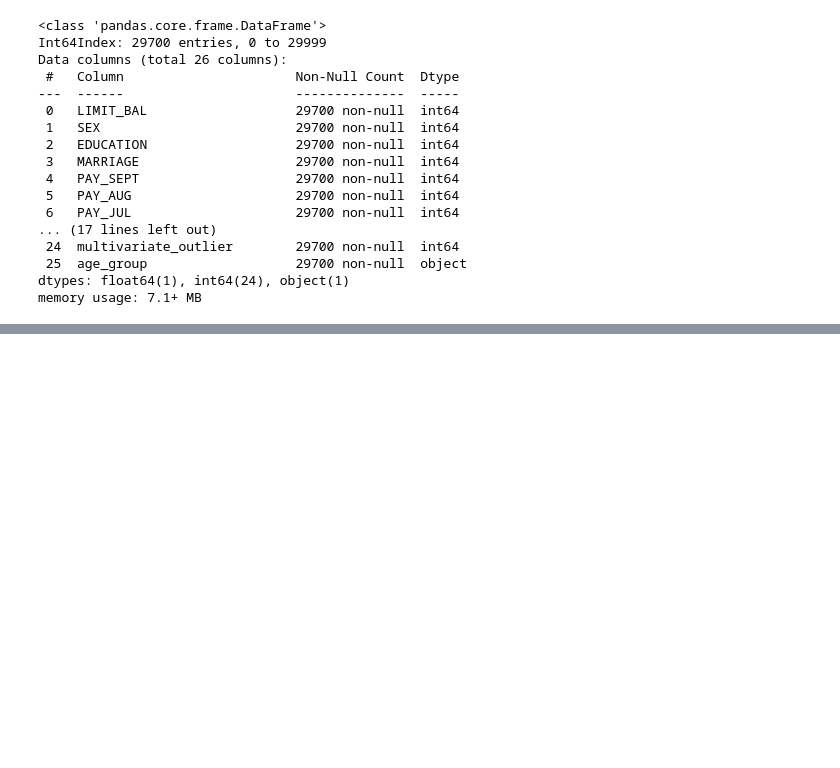
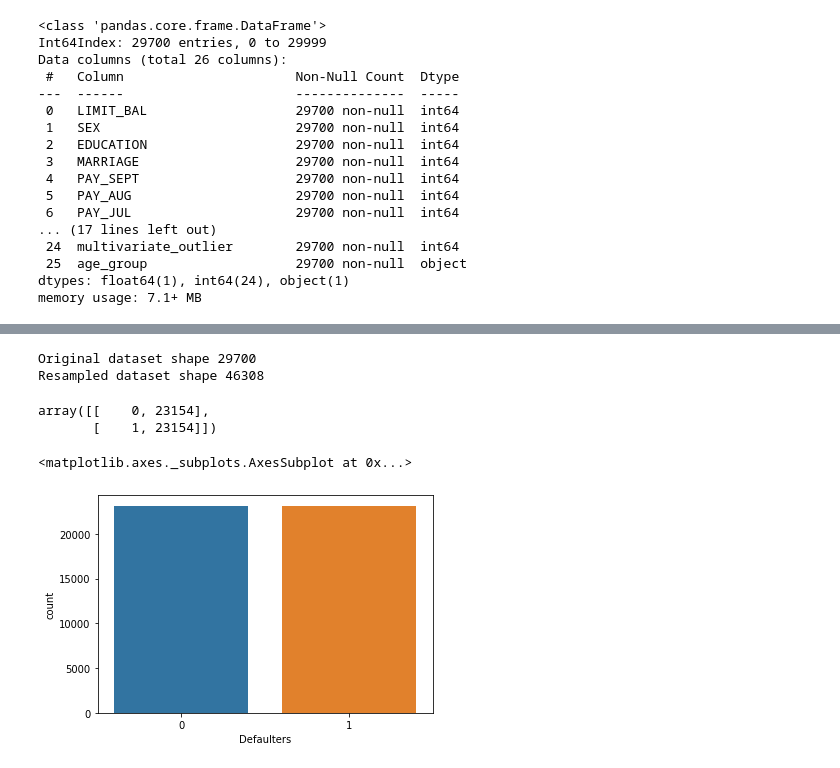
Before and after one commit to Sivaramaguhan/Credit-card-default-prediction, a Jupyter notebook: Guhan_Credit_Card_Default_Prediction_Capstone_Project.ipynb, the cells around one changed output, grey strips where cells are left out. Saved outputs shown, nothing was run; the diff lists cells and outputs as text; code cells hidden in the pictures; blank space fills up the shorter version.

```diff
--- a/Guhan_Credit_Card_Default_Prediction_Capstone_Project.ipynb
+++ b/Guhan_Credit_Card_Default_Prediction_Capstone_Project.ipynb
@@ -604,0 +621,7 @@ memory usage: 7.1+ MB
+# %%
+#maping numerical value to categorical for easy understanding
+X['SEX']=X['SEX'].map({1:'Male',2:'Female'})
+X['EDUCATION']=X['EDUCATION'].map({1 : 'graduate school', 2 : 'university', 3 : 'high school', 4 : 'other',5:'other',6:'other',0:'other'})
+X['MARRIAGE']=X['MARRIAGE'].map({1 : 'married', 2 : 'single', 3 : 'others',0 : 'others'})
+
+X.head()
@@ -604,0 +635,5 @@ memory usage: 7.1+ MB
+# %%
+# one hot encoding for age group
+X=pd.get_dummies(X)
+
+X.head()
@@ -604,0 +647,7 @@ memory usage: 7.1+ MB
+# %%
+#spliting Dependent variable
+y=df['Defaulters']
+
+df_final=X.copy()
+
+df_final.head()
@@ -604,0 +679,26 @@ memory usage: 7.1+ MB
+# %%
+#importing SMote to make our dataset balanced
+from imblearn.over_sampling import SMOTE
+
+smote = SMOTE()
+
+# fit predictor and target variable
+X_smote, y_smote = smote.fit_resample(X,y)
+
+print('Original dataset shape', len(df))
+print('Resampled dataset shape', len(y_smote))
+# %% [output]
+Original dataset shape 29700
+Resampled dataset shape 46308
+# %%
+#now checking the count of dependent variaable after balancing
+(unique, counts) = np.unique(y_smote, return_counts=True)
+np.asarray((unique, counts)).T
+# %% [output]
+array([[    0, 23154],
+       [    1, 23154]])
+# %%
+sns.countplot(y_smote)
+# %% [output]
+<matplotlib.axes._subplots.AxesSubplot at 0x...>
+[figure, added]
```
Also changed, not shown: parts of 21 cells of this notebook.
